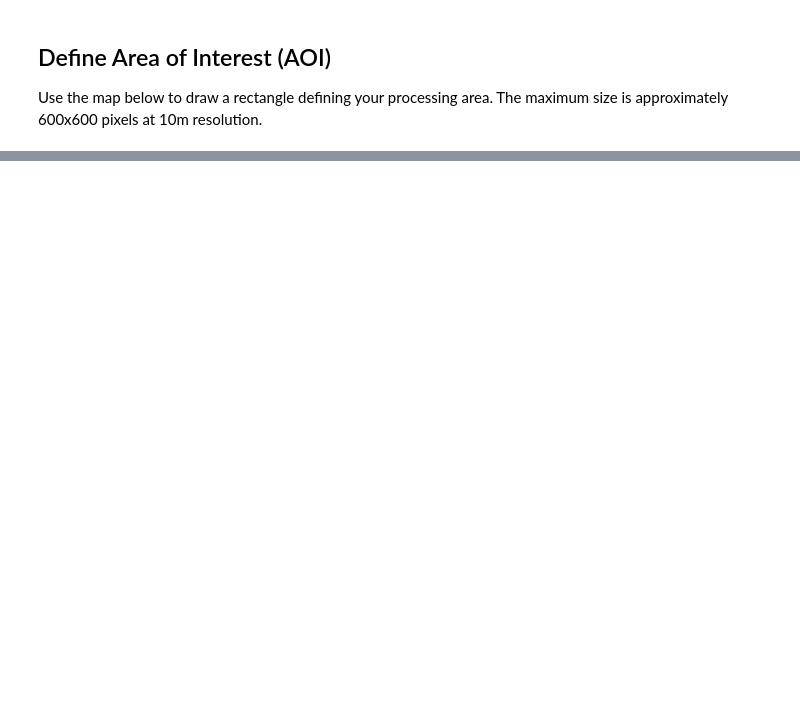
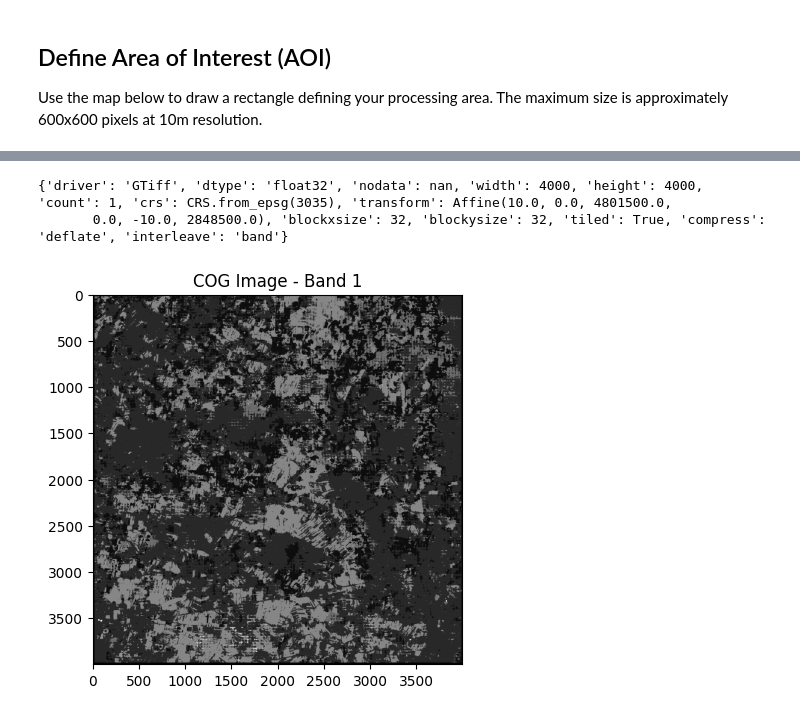
Before and after one commit to masolele/WAC, a Jupyter notebook: production/prediction/comcrop_onnx_hv.ipynb, the cells around one changed output, grey strips where cells are left out. Drawn from its saved outputs; the diff is of its cells as text; code cells hidden in the pictures; blank space fills up the shorter version.

```diff
--- a/production/prediction/comcrop_onnx_hv.ipynb
+++ b/production/prediction/comcrop_onnx_hv.ipynb
@@ -243,0 +64,6 @@ else:
+# %%
+#TODO request why no cloud masking
+input_cube = load_input_WAC(connection, SPATIAL_EXTENT, TEMPORAL_EXTENT, MAX_CLOUD_COVER, RESOLUTION, CRS)
+job = connection.create_job(input_cube)
+
+job.start_and_wait()
@@ -243,0 +142,20 @@ else:
+# %%
+
+import rasterio
+import matplotlib.pyplot as plt
+
+results = job.get_results()
+results.download_files("C:/Git_projects/WAC/production/prediction/test_hv_big")
+
+# Open the COG file (can be a local path or a URL if it's cloud-hosted)
+with rasterio.open('C:/Git_projects/WAC/production/prediction/test_hv_big/openEO.tif') as src:
+    print(src.profile)  # Basic info
+    data = src.read(1)  # Read the first band
+
+    plt.imshow(data, cmap='gray')
+    plt.title('COG Image - Band 1')
+    plt.show()
+# %% [output]
+{'driver': 'GTiff', 'dtype': 'float32', 'nodata': nan, 'width': 4000, 'height': 4000, 'count': 1, 'crs': CRS.from_epsg(3035), 'transform': Affine(10.0, 0.0, 4801500.0,
+       0.0, -10.0, 2848500.0), 'blockxsize': 32, 'blockysize': 32, 'tiled': True, 'compress': 'deflate', 'interleave': 'band'}
+[figure, added]
```
Also changed, not shown: parts of 14 cells of this notebook, 10 other files.
